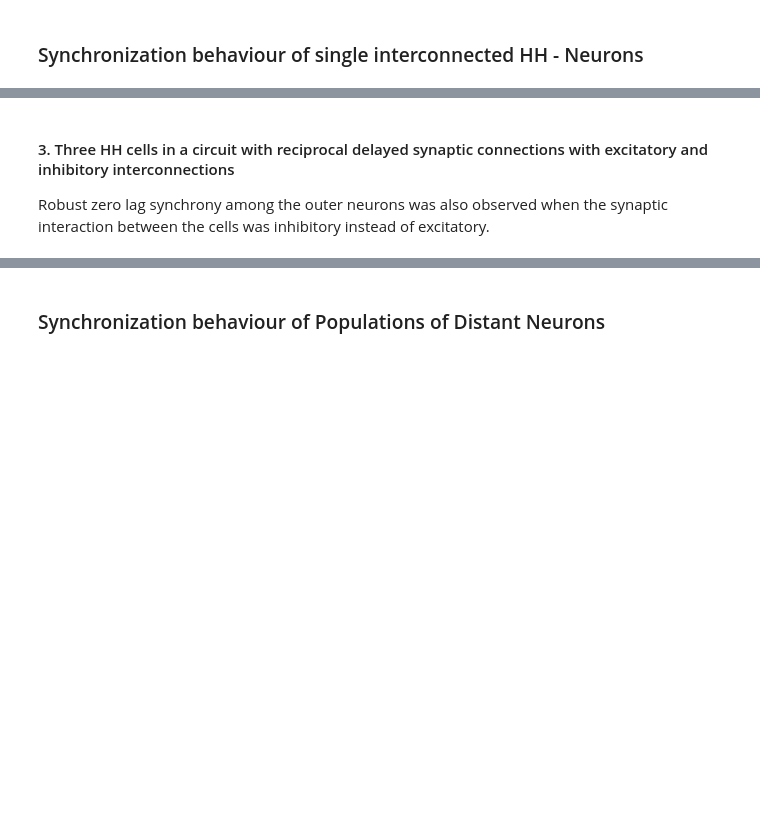
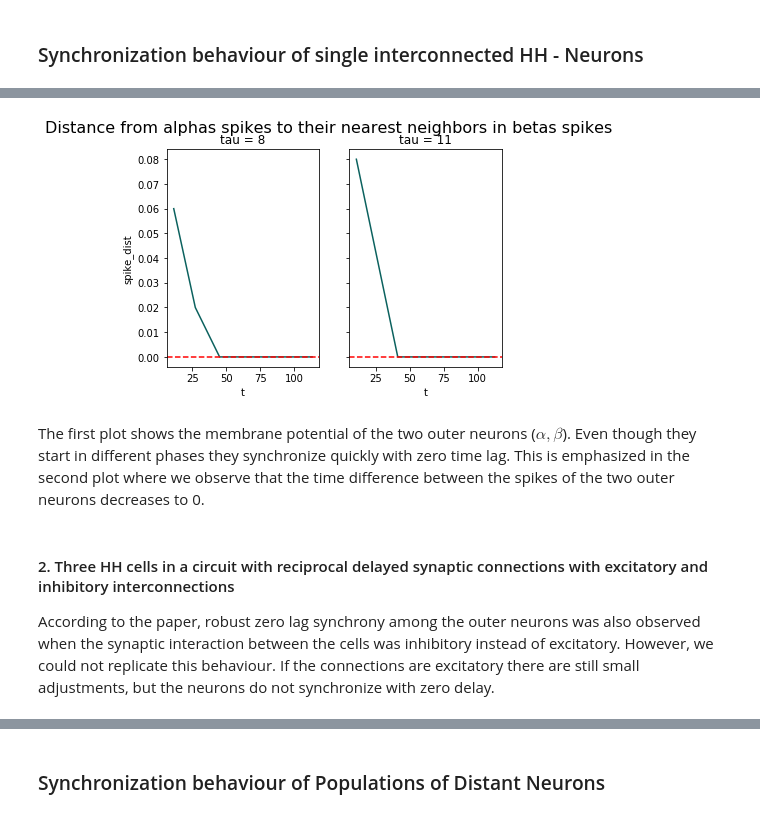
Before and after one commit to ndettmer/neuronal_synchrony_replication, a Jupyter notebook: Results.ipynb, the cells around one changed output, grey strips where cells are left out. Saved outputs shown, nothing was run; the diff lists cells and outputs as text; code cells hidden in the pictures; blank space fills up the shorter version.

Commit message:
add FirstExp to Results

```diff
--- a/Results.ipynb
+++ b/Results.ipynb
@@ -84,7 +94,8 @@ def get_spike_times(ts, V):
     spike_idx = find_peaks(V, height=(25., 150.), distance=7.)[0]
     return ts[spike_idx]
 # %%
-def nearest_spike_neighbour(v):
+def nearest_spike_neighbour(v, tau):
+
 
 
     fig, ax = plt.subplots(1, len(v), sharey = True)
@@ -109,8 +120,9 @@ def nearest_spike_neighbour(v):
 
 
         ax[j].plot(stb[1:], nn_dist[1:], color = '#0B615E')
-        ax[j].axhline(1,ls='--', color = "red")
+        ax[j].axhline(0,ls='--', color = "red")
         ax[j].set_xlabel("t")
+        ax[j].set_title("tau = " + str(tau[j]))
 
     ax[0].set_ylabel("spike_dist")
     fig.suptitle("Distance from alphas spikes to their nearest neighbors in betas spikes", fontsize=16)
@@ -332,4 +335,10 @@ Two scenarios were studied: one in which the neurons were directly coupled via e
+# %%
+nearest_spike_neighbour([hhn_scen1,hhn_scen2], [8,11])
+# %% [output]
+[figure, added]
+# %% [markdown]
+The first plot shows the membrane potential of the two outer neurons ($\alpha, \beta$). Even though they start in different phases they synchronize quickly with zero time lag. This is emphasized in the second plot where we observe that the time difference between the spikes of the two outer neurons decreases to 0.
 # %% [markdown]
-#### 3. Three HH cells in a circuit with reciprocal delayed synaptic connections with excitatory and inhibitory interconnections
+#### 2. Three HH cells in a circuit with reciprocal delayed synaptic connections with excitatory and inhibitory interconnections
 
-Robust zero lag synchrony among the outer neurons was also observed when the synaptic interaction between the cells was inhibitory instead of excitatory.
+According to the paper, robust zero lag synchrony among the outer neurons was also observed when the synaptic interaction between the cells was inhibitory instead of excitatory. However, we could not replicate this behaviour. If the connections are excitatory there are still small adjustments, but the neurons do not synchronize with zero delay.
```
Also changed, not shown: parts of 25 cells of this notebook.
